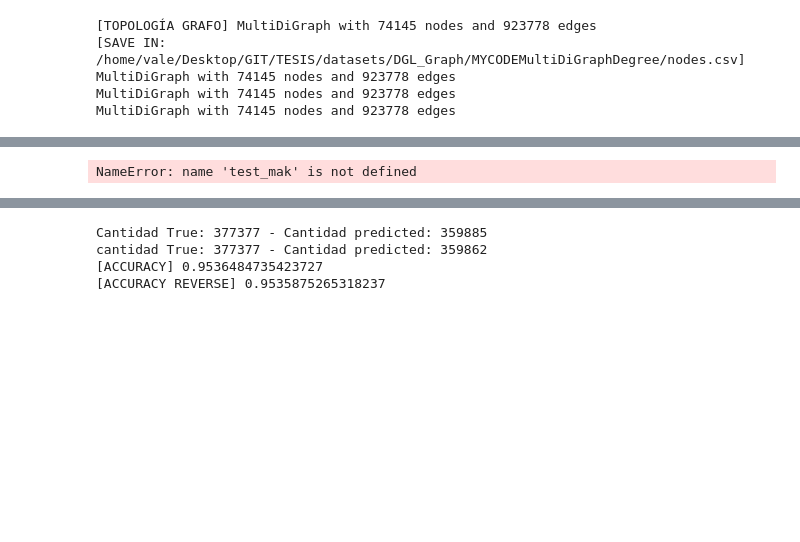
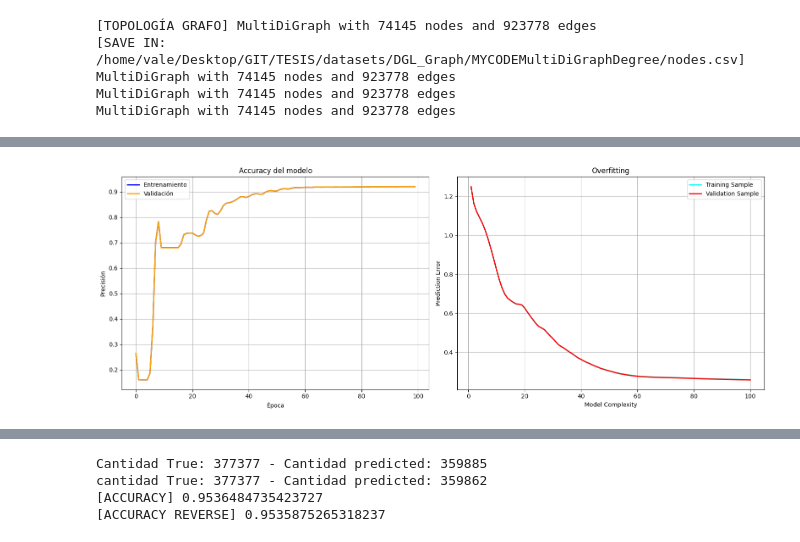
Before and after one commit to valesteban/TESIS, a Jupyter notebook: trainingMultiClass.ipynb, the cells around one changed output, grey strips where cells are left out. Cells and saved outputs as stored; diff of their text form; code cells hidden in the pictures; blank space fills up the shorter version.

```diff
--- a/trainingMultiClass.ipynb
+++ b/trainingMultiClass.ipynb
@@ -247,7 +247,7 @@ gnn.dgl_graph.ndata['feat'] = gnn.dgl_graph.ndata['feat'].float() # FIXME:
 
 edge_label = gnn.dgl_graph.edata['Relationship']
 train_mask = gnn.train_mask
-test_mak = gnn.test_mask
+test_mask = gnn.test_mask
 
 in_feats = gnn.dgl_graph.ndata["feat"].size(1) #72
 h_feats = 16
@@ -273,50 +273,45 @@ val_error = []
 model_complexity = []
 
 for e in range(100):
-  # forward
-  h = model(gnn.dgl_graph, gnn.dgl_graph.ndata['feat'])
-  logits =  pred(gnn.dgl_graph, h)
-  # scores = torch.argmax(logits, dim=1)
-  scores = logits.argmax(1)
-  labels = gnn.dgl_graph.edata["Relationship"].to(torch.int64)
+    # forward
+    h = model(gnn.dgl_graph, gnn.dgl_graph.ndata['feat'])
+    logits = pred(gnn.dgl_graph, h)
+    scores = logits.argmax(1)
+    labels = gnn.dgl_graph.edata["Relationship"].to(torch.int64)
 
-  # Calculo pérdida --------------------------------------------------------
-  # Calcular la pérdida en el conjunto de entrenamiento --------------------
-  train_loss = F.cross_entropy(logits[train_mask], labels[train_mask])
-  train_error.append(train_loss.item())
+    # Calculo pérdida --------------------------------------------------------
+    # Calcular la pérdida en el conjunto de entrenamiento --------------------
+    train_loss = F.cross_entropy(logits[train_mask], labels[train_mask])
+    train_error.append(train_loss.item())
 
-  # Calcular la pérdida en el conjunto de validación -----------------------
-  val_loss = F.cross_entropy(logits[gnn.val_mask], labels[gnn.val_mask])
-  val_error.append(val_loss.item())
+    # Calcular la pérdida en el conjunto de validación -----------------------
+    val_loss = F.cross_entropy(logits[gnn.val_mask], labels[gnn.val_mask])
+    val_error.append(val_loss.item())
 
-  # Calculo accuracy -------------------------------------------------------
-  # Calcular la precisión en el conjunto de entrenamiento
-  train_acc = (scores[train_mask] == labels[train_mask]).float().mean().item()
+    # Calculo accuracy -------------------------------------------------------
+    # Calcular la precisión en el conjunto de entrenamiento
+    train_acc = (scores[train_mask] == labels[train_mask]).float().mean().item()
 
-  # Calcular la precisión en el conjunto de validación
-  val_acc = (scores[gnn.val_mask] == labels[gnn.val_mask]).float().mean().item()
+    # Calcular la precisión en el conjunto de validación
+    val_acc = (scores[gnn.val_mask] == labels[gnn.val_mask]).float().mean().item()
 
+    # Guardar los valores de precisión
+    acc_train.append(train_acc)
+    acc_val.append(val_acc)
 
-  # backward
-  optimizer.zero_grad()
-  train_loss.backward()
-  optimizer.step()
+    # backward
+    optimizer.zero_grad()
+    train_loss.backward()
+    optimizer.step()
 
+    # Guardar la complejidad del modelo (en este caso, usamos el número de épocas)
+    model_complexity.append(e + 1)
 
-  # Guardar la complejidad del modelo (en este caso, usamos el número de épocas)
-  model_complexity.append(e + 1)
-
-  if e % 10 == 0:
-    print('In epoch {}, loss: {}'.format(e, loss))
-    # scores_numpy = numpyscores.numpy()
-
-# #     # print(f'AUC {roc_auc_score(labels.detach().numpy(), scores.detach().numpy())}') #NO PODER DETACH!!!!!!!!!!!!!!
-# # # print(f'AUC {roc_auc_score(labels.detach().numpy(), scores.detach().numpy())}')
-
-
+    if e % 10 == 0:
+        print('In epoch {}, train loss: {}, val loss: {}, train acc: {}, val acc: {}'.format(e, train_loss, val_loss, train_acc, val_acc))
 
 
 # ----------- 5. plot the loss and accuracy -------------- #
 
-plot_training(train_error,acc_train,val_error,acc_val,model_complexity)
+plot_training(gnn,train_error,acc_train,val_error,acc_val,model_complexity)
 # %% [output]
@@ -324,6 +333 @@ KeyError: 0
+[figure, added]
-# %%
-true_labels = gnn.dgl_graph.edata["Relationship"][test_mak]
-predicted_scores = scores.detach().numpy()[test_mak]
-cal_acc_pres_f1(predicted_scores,true_labels, threshold=None)
-# %% [output]
-NameError: name 'test_mak' is not defined
```
Also changed, not shown: parts of 5 cells of this notebook, 5 other files.
